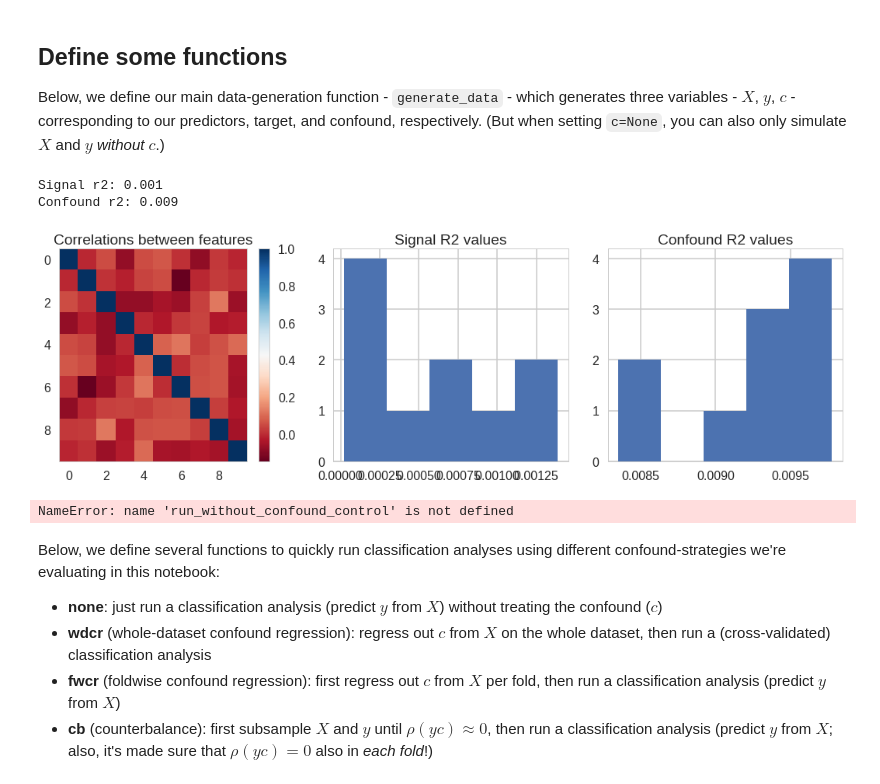
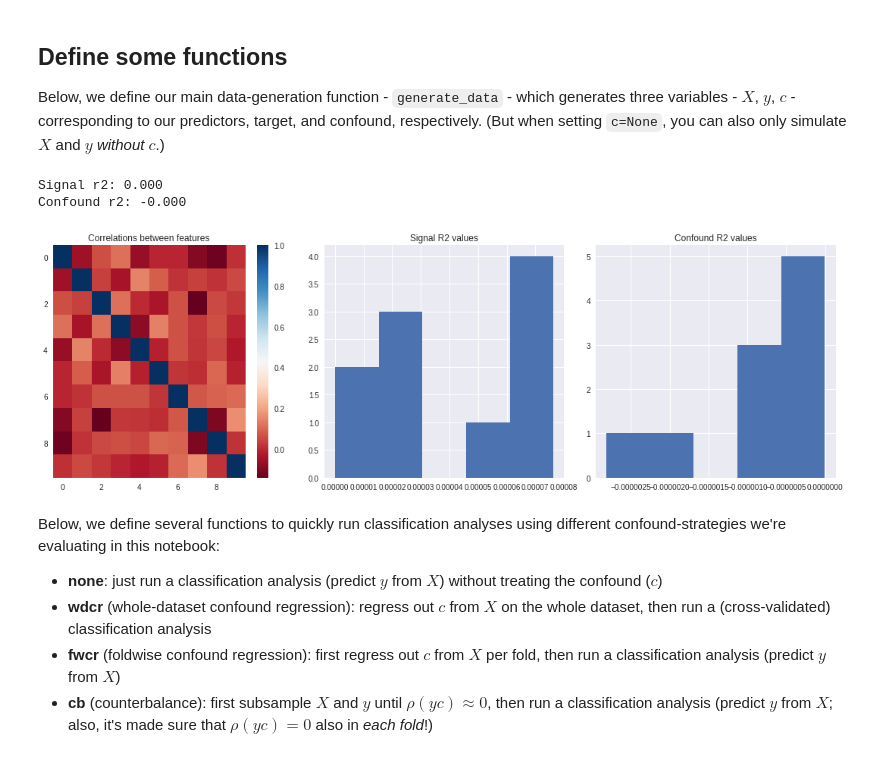
Before and after one commit to lukassnoek/MVCA, a Jupyter notebook: analyses/simulation_confound_strategies.ipynb, the cells around one changed output. Cells and saved outputs as stored; diff of their text form; code cells hidden in the pictures.

```diff
--- a/analyses/simulation_confound_strategies.ipynb
+++ b/analyses/simulation_confound_strategies.ipynb
@@ -638,12 +567,6 @@ plt.show()
 Below, we define our main data-generation function - `generate_data` - which generates three variables - $X$, $y$, $c$ - corresponding to our predictors, target, and confound, respectively. (But when setting `c=None`, you can also only simulate $X$ and $y$ *without* $c$.)
 # %%
 #%%writefile generate_data.py
-
-import numpy as np
-from scipy.stats import pearsonr
-from tqdm import tqdm_notebook
-import matplotlib.pyplot as plt
-
 
 def get_r2(iv, dv, stack_intercept=True):
     """ Regress dv onto iv and return r-squared.
@@ -680,7 +603,8 @@ def get_r2(iv, dv, stack_intercept=True):
 
 
 
-def generate_data(n_samp, k_feat, c_type, corr_cy, signal_r2, confound_r2=None, verbose=False):
+def generate_data(n_samp, k_feat, c_type, corr_cy, signal_r2, confound_r2=None,
+                  tolerance=0.01, verbose=False):
     """ Generate data with known (partial) R2 "structure".
 
     Parameters
@@ -705,6 +629,9 @@ def generate_data(n_samp, k_feat, c_type, corr_cy, signal_r2, confound_r2=None,
         of the confound-related information in x). If None,
         no confound R2 will be left unspecified (which can be used
         to specify a baseline).
+    tolerance : float
+        How much an observed statistic (corr_cy, signal_r2, confound_r2) may
+        deviate from the desired value.
     verbose : bool
         Whether to print (extra) relevant information
 
@@ -745,7 +672,7 @@ def generate_data(n_samp, k_feat, c_type, corr_cy, signal_r2, confound_r2=None,
         c = y + np.random.randn(n_samp) * noise_factor
         corr = pearsonr(c, y)[0]
 
-        while np.abs(corr - corr_cy) > 0.01:
+        while np.abs(corr - corr_cy) > tolerance:
             # Decrease noise if the difference is too big
             noise_factor -= 0.01
             c = y + np.random.randn(n_samp) * noise_factor
@@ -788,7 +715,7 @@ def generate_data(n_samp, k_feat, c_type, corr_cy, signal_r2, confound_r2=None,
             # because if y_x_r2 < (signal_r2 + confound_r2), you won't find proper data anyway
             tmp_confound_r2 = 0 if confound_r2 is None else confound_r2
             difference_obs_vs_desired = y_x_r2 - (signal_r2 + tmp_confound_r2)
-            if np.abs(difference_obs_vs_desired) > 0.001:
+            if np.abs(difference_obs_vs_desired) > (tolerance / 10):  # should be even more strict
                 # If correlation too small/big, adjust noise factor and CONTINUE
                 if difference_obs_vs_desired < 0:
                     noise_factor -= 0.01
@@ -812,7 +739,7 @@ def generate_data(n_samp, k_feat, c_type, corr_cy, signal_r2, confound_r2=None,
             # Increase/decrease generative param for y if difference
             # r(yx.c) is too small/big ...
             difference_obs_vs_desired = unique_var_x - signal_r2
-            if np.abs(difference_obs_vs_desired) > 0.01:
+            if np.abs(difference_obs_vs_desired) > tolerance:
                 if difference_obs_vs_desired < 0:
                     gen_beta_y += 0.01
                 else:
@@ -832,7 +759,7 @@ def generate_data(n_samp, k_feat, c_type, corr_cy, signal_r2, confound_r2=None,
             # Also check if shared variance of c and x (component C) is appropriate;
             # if not, adjust generative parameter and CONTINUE
             difference_obs_vs_desired = shared_var_xc - confound_r2
-            if np.abs(difference_obs_vs_desired) > 0.01:
+            if np.abs(difference_obs_vs_desired) > tolerance:
                 if difference_obs_vs_desired < 0:
                     gen_beta_c += 0.01
                 else:
@@ -881,16 +808,13 @@ def generate_data(n_samp, k_feat, c_type, corr_cy, signal_r2, confound_r2=None,
         return X, y, c
 # %%
 # Testing!
-data_args = dict(n_samp=240, k_feat=10, c_type='categorical', corr_cy=0.8,
-                 signal_r2=0.01, confound_r2=0.0, verbose=True)
+data_args = dict(n_samp=240, k_feat=10, c_type='categorical', corr_cy=0.0,
+                 signal_r2=0.00, confound_r2=0.0, tolerance=0.001, verbose=True)
 X, y, c = generate_data(**data_args)
-res = run_without_confound_control(X, y, c, pipeline, n_splits, data_args)
-res['score'].mean()
 # %% [output]
-Signal r2: 0.001
-Confound r2: 0.009
+Signal r2: 0.000
+Confound r2: -0.000
-[figure, old version]
+[figure, new version]
-NameError: name 'run_without_confound_control' is not defined
 # %% [markdown]
 Below, we define several functions to quickly run classification analyses using different confound-strategies we're evaluating in this notebook:
 
```
Also changed, not shown: parts of 47 cells of this notebook, 2 other files.
